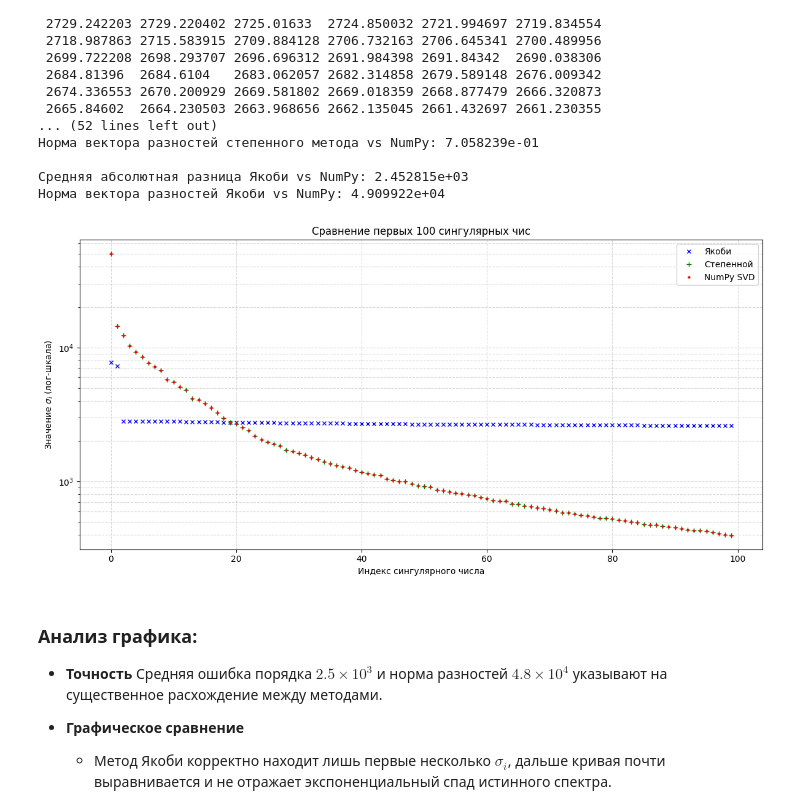
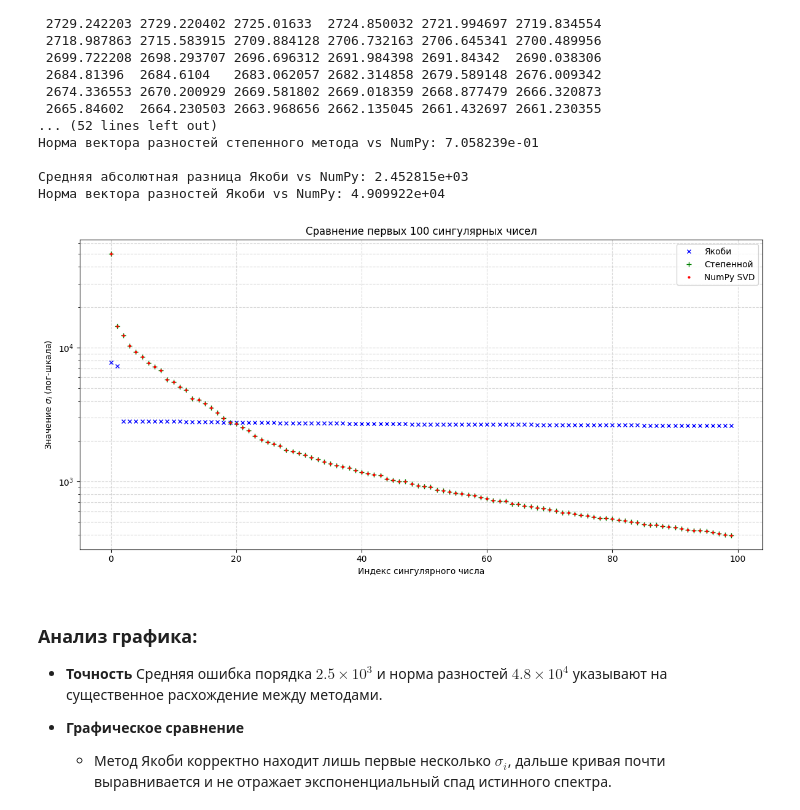
Before and after one commit to VTiganov/Numerical-mehods-labs, a Jupyter notebook: lab-2/lab-2.ipynb, the cells around one changed output. Drawn from its saved outputs; the diff is of its cells as text; code cells hidden in the pictures.

```diff
--- a/lab-2/lab-2.ipynb
+++ b/lab-2/lab-2.ipynb
@@ -254,21 +254,21 @@ print(f"Норма вектора разностей Якоби vs NumPy: {np.li
 # %%
 plt.figure(figsize=(12,6))
 
 plt.plot(approx_singular[:k], 'bx', markersize=4, label='Якоби')
 plt.plot(sigmas_power[:k],     'g+', markersize=6, label='Степенной')
 plt.plot(S_numpy[:k],          'r.', markersize=4, label='NumPy SVD')
 
-plt.title('Сравнение первых {} сингулярных чис'.format(k))
+plt.title('Сравнение первых {} сингулярных чисел'.format(k))
 plt.xlabel('Индекс сингулярного числа')
 plt.ylabel(r'Значение $\sigma_i$ (лог-шкала)')   # <- raw string
 
 plt.yscale('log')
 plt.grid(True, which='both', ls='--', alpha=0.5)
 plt.legend()
 plt.tight_layout()
 plt.show()
 # %% [output]
-[figure, old version]
+[figure, new version]
 # %% [markdown]
 ### Анализ графика:
 
```
Also changed, not shown: 6 other files.
